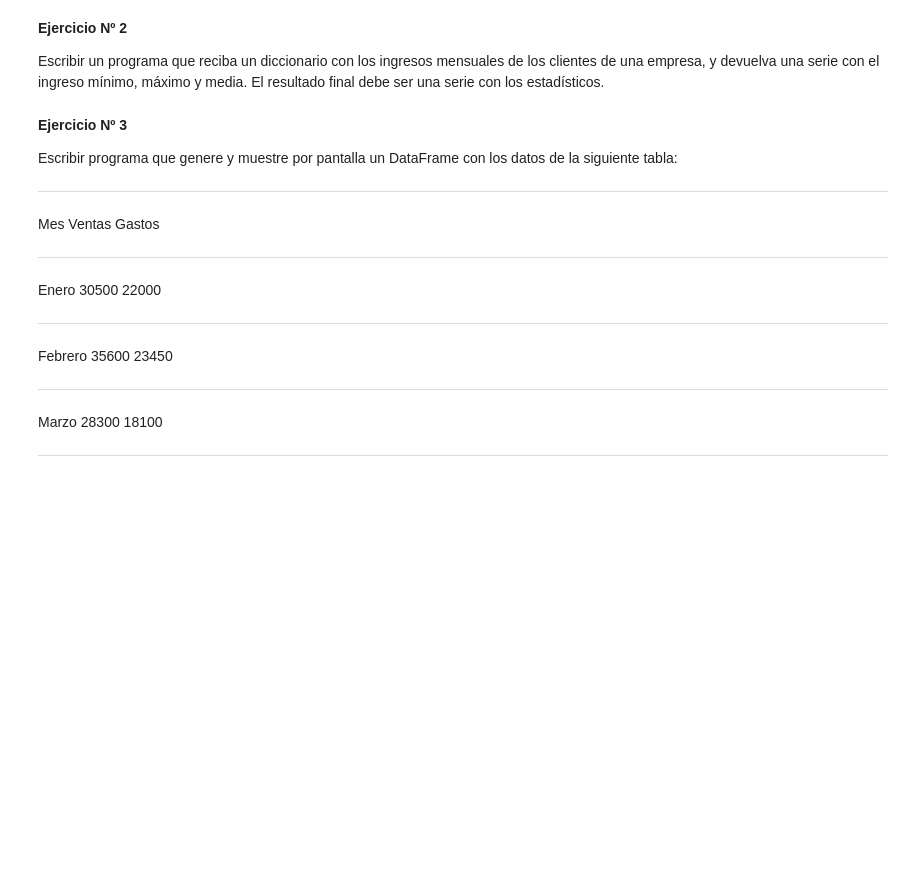
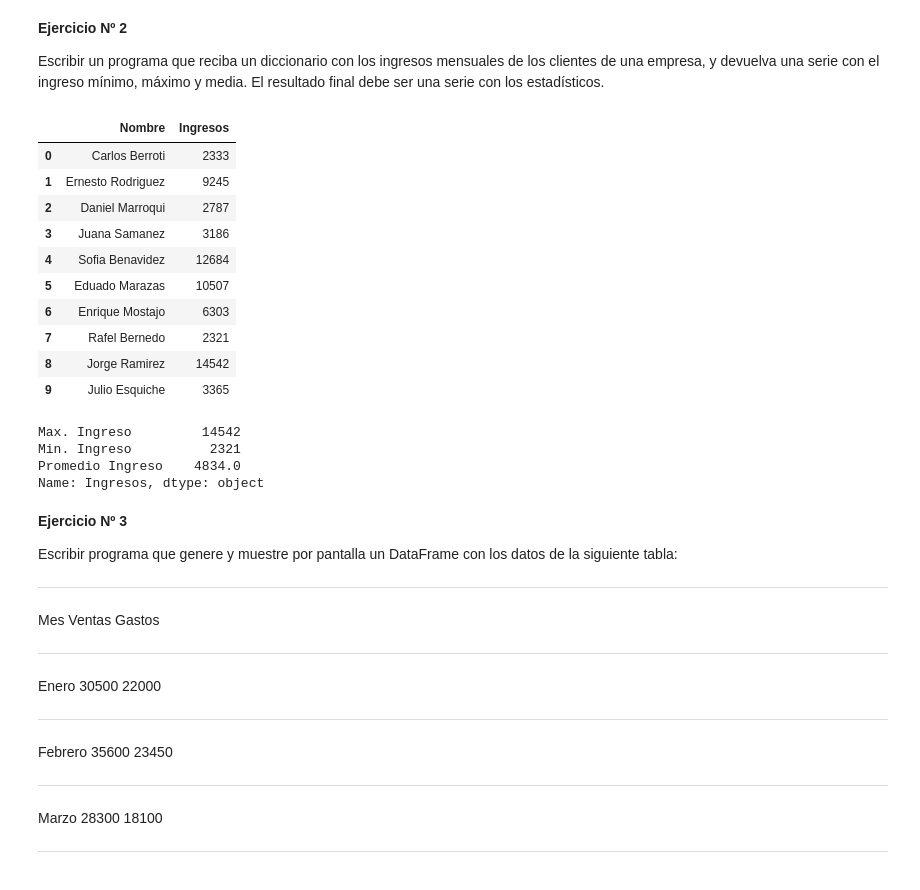
Before and after one commit to l0bus/DatayAnalitics_Proyecto1, a Jupyter notebook: Proyecto1.ipynb, the cells around one changed output. Drawn from its saved outputs; the diff is of its cells as text; code cells hidden in the pictures; blank space fills up the shorter version.

```diff
--- a/Proyecto1.ipynb
+++ b/Proyecto1.ipynb
@@ -101,24 +135,36 @@ El resultado final debe ser una serie con los estadísticos.
 # %%
 #Generamos un diccionario clientes
 clientes = {
     "Nombre": ["Carlos Berroti","Ernesto Rodriguez","Daniel Marroqui","Juana Samanez","Sofia Benavidez","Eduado Marazas","Enrique Mostajo",
                "Rafel Bernedo", "Jorge Ramirez","Julio Esquiche"],
     }
 clientes["Ingresos"] = np.random.randint(2000,15000,len(clientes['Nombre']))
 #Ingresamos en diccionario y lo convertimos en Dataframe y mostramos los valores solicitados
 df_ingresos = pd.DataFrame(clientes,None,['Nombre','Ingresos'])
-df_stadistic = pd.DataFrame(None,["Max. Ingreso","Min. Ingreso","Promedio Ingreso"],["Nombre",'Ingresos'])
-df_stadistic.loc["Max. Ingreso"] = df_ingresos.max()
-df_stadistic.loc["Min. Ingreso"] = df_ingresos.min()
-df_stadistic.loc["Promedio Ingreso"] = df_ingresos.median()
-df_stadistic
+df_ingresos
+# %% [output]
+|  | Nombre | Ingresos |
+| 0 | Carlos Berroti | 2333 |
+| 1 | Ernesto Rodriguez | 9245 |
+| 2 | Daniel Marroqui | 2787 |
+| 3 | Juana Samanez | 3186 |
+| 4 | Sofia Benavidez | 12684 |
+| 5 | Eduado Marazas | 10507 |
+| 6 | Enrique Mostajo | 6303 |
+| 7 | Rafel Bernedo | 2321 |
+| 8 | Jorge Ramirez | 14542 |
+| 9 | Julio Esquiche | 3365 |
 # %%
-#Mostramos los valores solicitados de una segunda forma
-df_stadistic = pd.DataFrame(None,None,None)
-df_stadistic["Max. Ingreso"] = df_ingresos.max()
-df_stadistic["Min. Ingreso"] = df_ingresos.min()
-df_stadistic["Promedio Ingreso"] = df_ingresos.median()
-df_stadistic
+df_stadistic = pd.DataFrame(None,["Max. Ingreso","Min. Ingreso","Promedio Ingreso"],["Nombre",'Ingresos'])
+df_stadistic.loc["Max. Ingreso"] = df_ingresos.max()
+df_stadistic.loc["Min. Ingreso"] = df_ingresos.min()
+df_stadistic.loc["Promedio Ingreso"] = df_ingresos.median()
+df_stadistic['Ingresos']
+# %% [output]
+Max. Ingreso         14542
+Min. Ingreso          2321
+Promedio Ingreso    4834.0
+Name: Ingresos, dtype: object
 # %% [markdown]
 **Ejercicio Nº 3**
 
```
Also changed, not shown: parts of 12 cells of this notebook.
